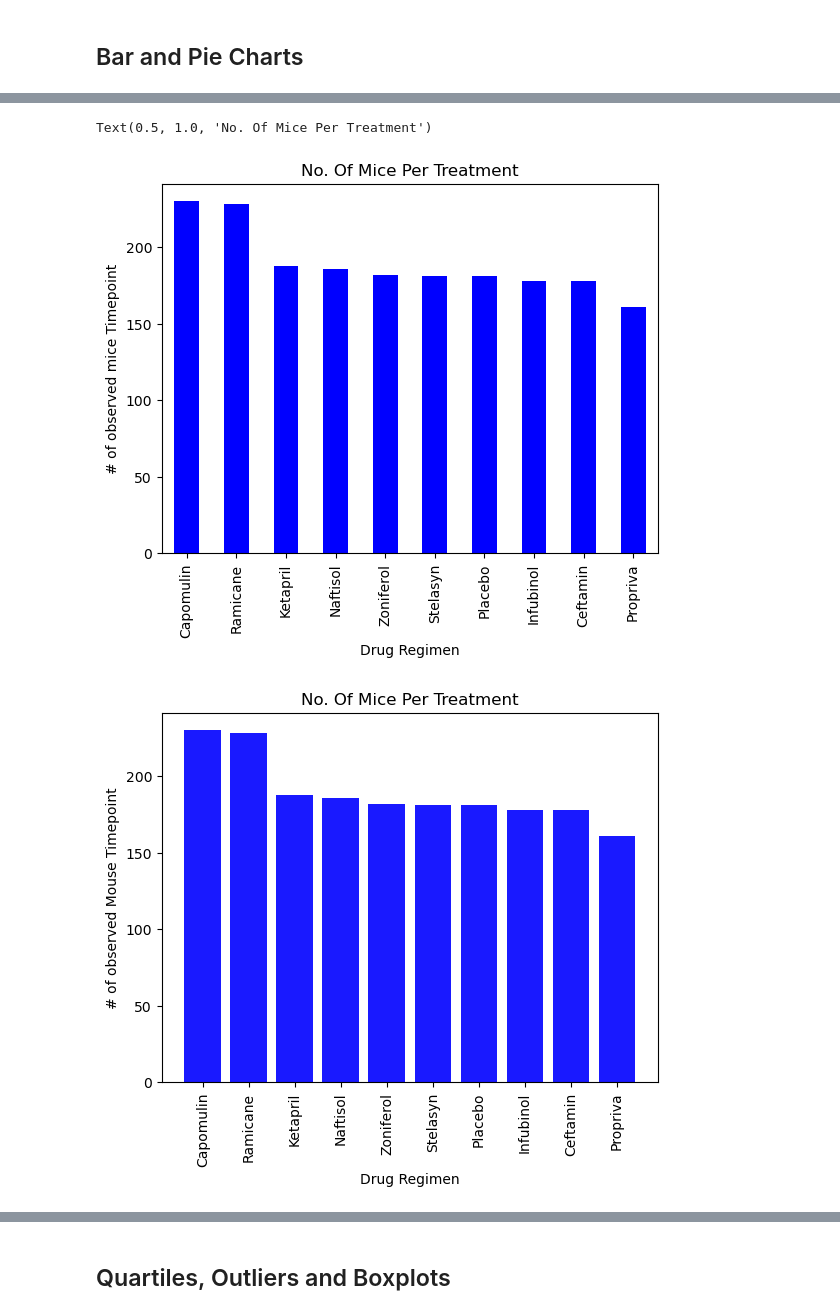
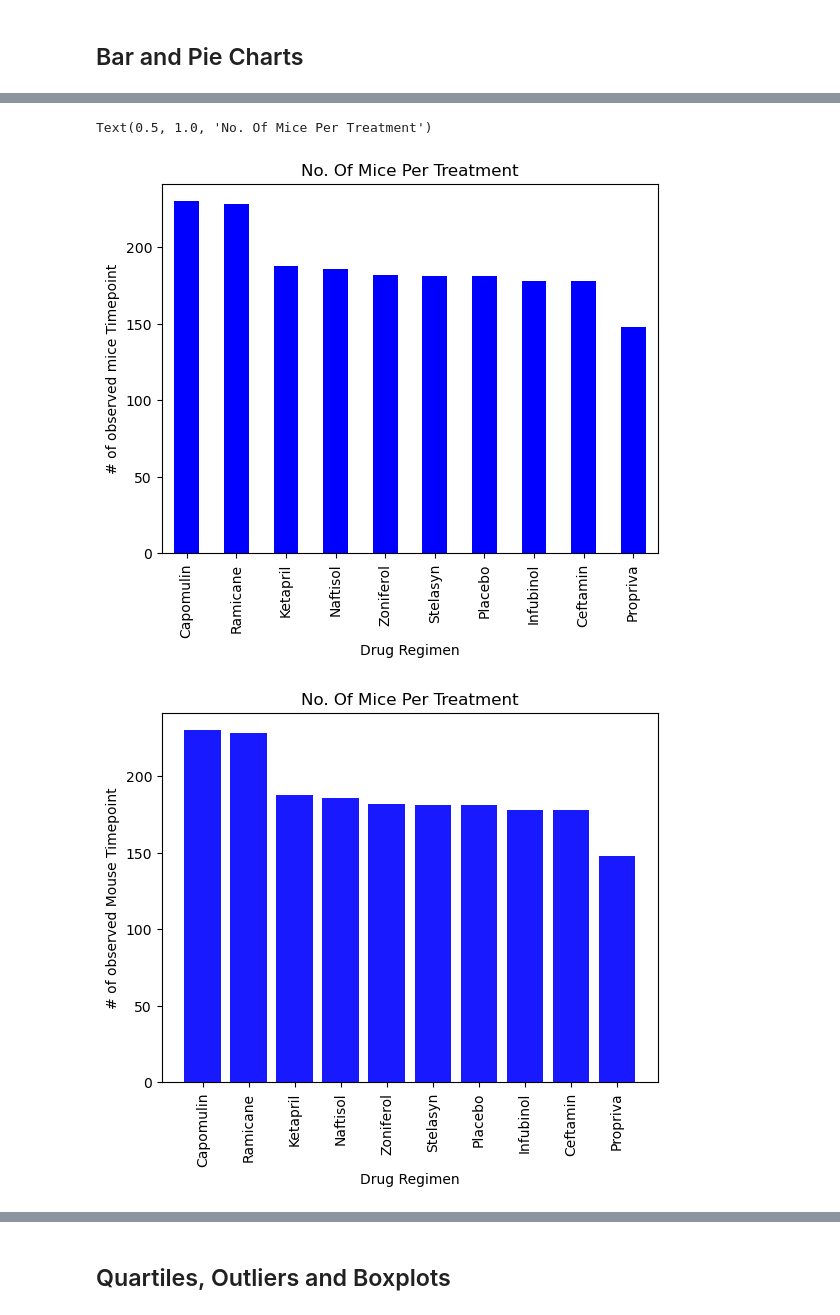
Before and after one commit to Charu39/Data-Visualization--Module-5-Challenge, a Jupyter notebook: pymaceuticals_starter.ipynb, the cells around one changed output, grey strips where cells are left out. Drawn from its saved outputs; the diff is of its cells as text; code cells hidden in the pictures.

```diff
--- a/pymaceuticals_starter.ipynb
+++ b/pymaceuticals_starter.ipynb
@@ -14,15 +14,15 @@ import scipy.stats as st
 from scipy.stats import linregress
 
 # Study data files
-mouse_metadata_path = "data/Mouse_metadata.csv"
-study_results_path = "data/Study_results.csv"
+mouse_metadata_path = "pymaceuticals/data/Mouse_metadata.csv"
+study_results_path = "pymaceuticals/data/Study_results.csv"
 
 # Read the mouse data and the study results
 mouse_metadata = pd.read_csv(mouse_metadata_path)
 study_results = pd.read_csv(study_results_path)
 
 # Combine the data into a single DataFrame
-combined_mouse= pd.merge(study_results, mouse_metadata, how="left", on= ["Mouse ID", "Mouse ID"])
+combined_mouse= pd.merge(study_results, mouse_metadata, how="left", on= ["Mouse ID"])
 
 
 # Display the data table for preview
@@ -80,7 +90,7 @@ duplicate_mice_id
 | 1592 | g989 | 35 | 62.570880 | 2 | Propriva | Female | 21 | ... |
 # %%
 # Create a clean DataFrame by dropping the duplicate mouse by its ID.
-clean_df= combined_mouse[combined_mouse["Mouse ID"].isin(duplicate_mice_id) == False]
+clean_df= combined_mouse[~combined_mouse["Mouse ID"].isin(duplicate_mice_id["Mouse ID"])].reset_index(drop=True)
 clean_df
 # %% [output]
 |  | Mouse ID | Timepoint | Tumor Volume (mm3) | Metastatic Sites | Drug Regimen | Sex | Age_months | ... |
@@ -176,28 +186,28 @@ Propriva     161
 Name: count, dtype: int64
 # %%
 # Generate a bar plot showing the total number of rows (Mouse ID/Timepoints) for each drug regimen using Pandas.
-bar_plot= mouse_count.plot.bar(color="b")
+bar_plot= mice_count.plot.bar(color="b")
 plt.xlabel("Drug Regimen")
 plt.ylabel("# of observed mice Timepoint")
 plt.title("No. Of Mice Per Treatment")
 # %% [output]
 Text(0.5, 1.0, 'No. Of Mice Per Treatment')
-[figure, old version]
+[figure, new version]
 # %%
 # Generate a bar plot showing the total number of rows (Mouse ID/Timepoints) for each drug regimen using pyplot.
-x_axis = mouse_count.index.values
-y_axis = mouse_count.values
+x_axis = mice_count.index.values
+y_axis = mice_count.values
 
 plt.bar(x_axis,y_axis, color="b", alpha=0.9, align="center")
 
 #set labels
 plt.xlabel("Drug Regimen")
 plt.ylabel("# of observed Mouse Timepoint")
 plt.title("No. Of Mice Per Treatment")
 plt.xticks(rotation="vertical")
 plt.show()
 # %% [output]
-[figure, old version]
+[figure, new version]
 # %%
 # Obtaining Data
 male_vs_female_data= clean_df["Sex"].value_counts()
```
Also changed, not shown: parts of 13 cells of this notebook.
